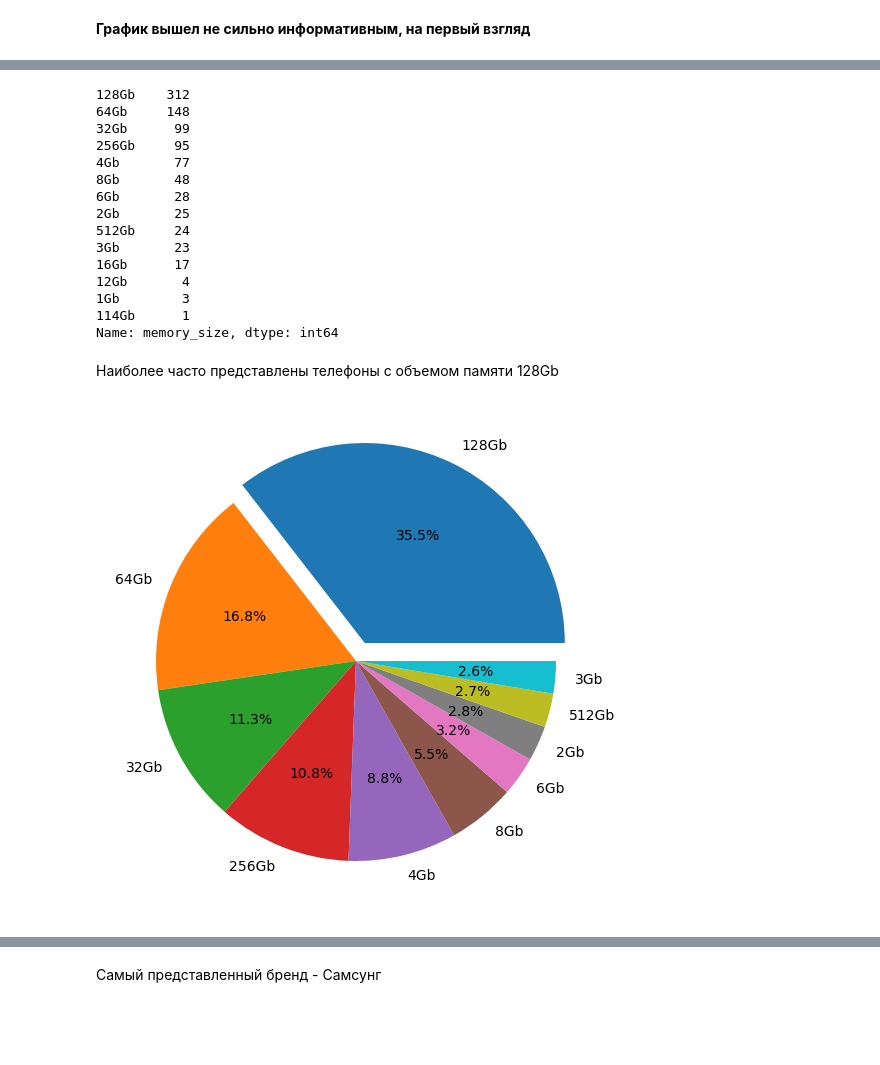
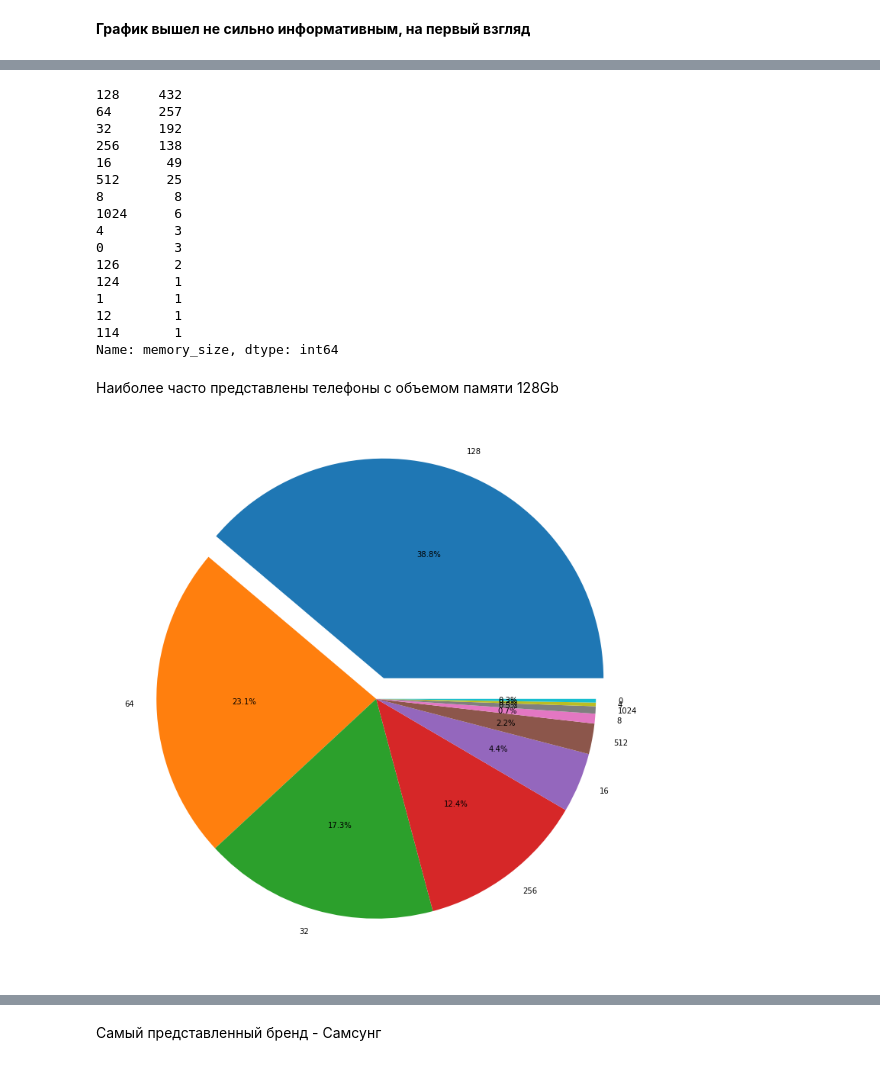
Before and after one commit to YurezSml/Dataton2022, a Jupyter notebook: DataAnalysisVisu.ipynb, the cells around one changed output, grey strips where cells are left out. Cells and saved outputs as stored; diff of their text form; code cells hidden in the pictures; blank space fills up the shorter version.

```diff
--- a/DataAnalysisVisu.ipynb
+++ b/DataAnalysisVisu.ipynb
@@ -4,6 +4,6 @@ import numpy as np
 import seaborn as sns
 import matplotlib.pyplot as plt
 # %%
-df = pd.read_csv('ProcessedDataset.csv')
+df = pd.read_csv('Dataset_final_V4.csv')
 df
 # %% [output]
@@ -112,33 +119,34 @@ boxplot.grid();
 # %%
 df['memory_size'].value_counts()
 # %% [output]
-128Gb    312
-64Gb     148
-32Gb      99
-256Gb     95
-4Gb       77
-8Gb       48
-6Gb       28
-2Gb       25
-512Gb     24
-3Gb       23
-16Gb      17
-12Gb       4
-1Gb        3
-114Gb      1
+128     432
+64      257
+32      192
+256     138
+16       49
+512      25
+8         8
+1024      6
+4         3
+0         3
+126       2
+124       1
+1         1
+12        1
+114       1
 Name: memory_size, dtype: int64
 # %% [markdown]
 Наиболее часто представлены телефоны с объемом памяти 128Gb
 # %%
 memory_count = df['memory_size'].value_counts()[:10]
-fig = plt.figure(figsize=(5, 5))
+fig = plt.figure(figsize=(10, 10))
 axes = fig.add_axes([0, 0, 1, 1])
 axes.pie(
     memory_count,
     labels=memory_count.index,
     autopct='%.1f%%',
     explode = [0.1, 0, 0, 0, 0, 0, 0, 0, 0, 0]
 );
 # %% [output]
-[figure, old version]
+[figure, new version]
 # %%
```
Also changed, not shown: parts of 16 cells of this notebook.
